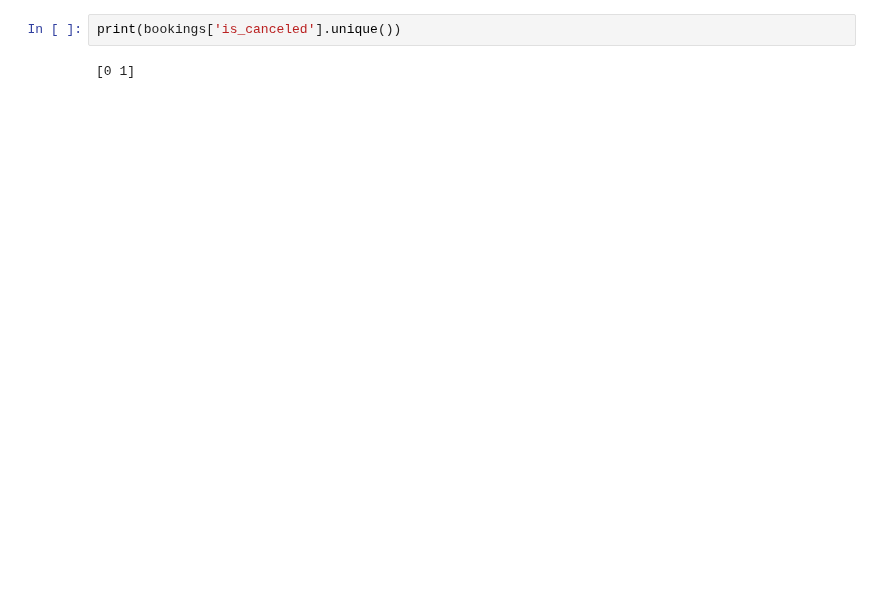
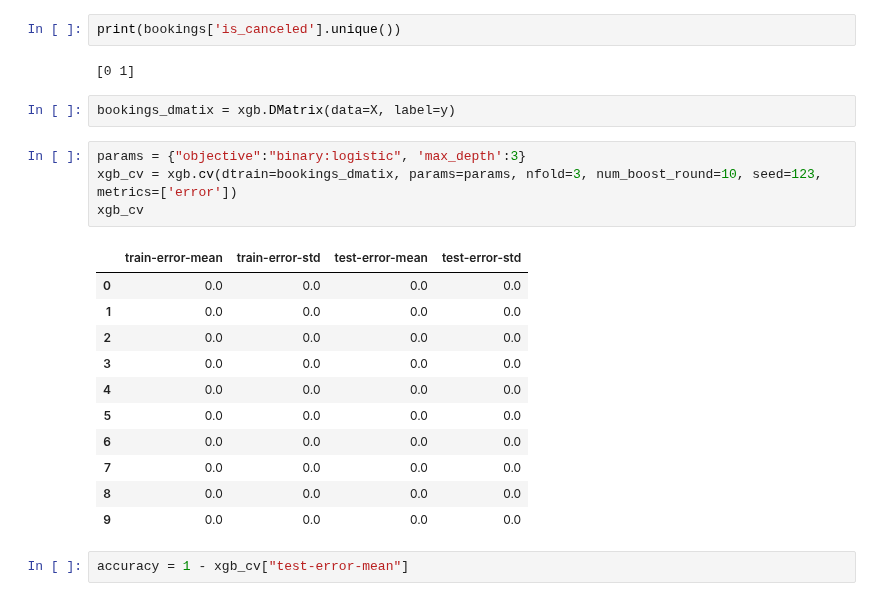
Before and after one commit to najibifar/Data_Analysis, a Jupyter notebook: Modling/Classification/XGBosstHotel.ipynb, the cells around one changed output. Saved outputs shown, nothing was run; the diff lists cells and outputs as text; blank space fills up the shorter version.

```diff
--- a/Modling/Classification/XGBosstHotel.ipynb
+++ b/Modling/Classification/XGBosstHotel.ipynb
@@ -167,3 +170,23 @@ Series([], Name: count, dtype: int64)
 print(bookings['is_canceled'].unique())
 # %% [output]
 [0 1]
+# %%
+bookings_dmatix = xgb.DMatrix(data=X, label=y)
+# %%
+params = {"objective":"binary:logistic", 'max_depth':3}
+xgb_cv = xgb.cv(dtrain=bookings_dmatix, params=params, nfold=3, num_boost_round=10, seed=123, metrics=['error'])
+xgb_cv
+# %% [output]
+|  | train-error-mean | train-error-std | test-error-mean | test-error-std |
+| 0 | 0.0 | 0.0 | 0.0 | 0.0 |
+| 1 | 0.0 | 0.0 | 0.0 | 0.0 |
+| 2 | 0.0 | 0.0 | 0.0 | 0.0 |
+| 3 | 0.0 | 0.0 | 0.0 | 0.0 |
+| 4 | 0.0 | 0.0 | 0.0 | 0.0 |
+| 5 | 0.0 | 0.0 | 0.0 | 0.0 |
+| 6 | 0.0 | 0.0 | 0.0 | 0.0 |
+| 7 | 0.0 | 0.0 | 0.0 | 0.0 |
+| 8 | 0.0 | 0.0 | 0.0 | 0.0 |
+| 9 | 0.0 | 0.0 | 0.0 | 0.0 |
+# %%
+accuracy = 1 - xgb_cv["test-error-mean"]
```
Also changed, not shown: parts of 2 cells of this notebook.
